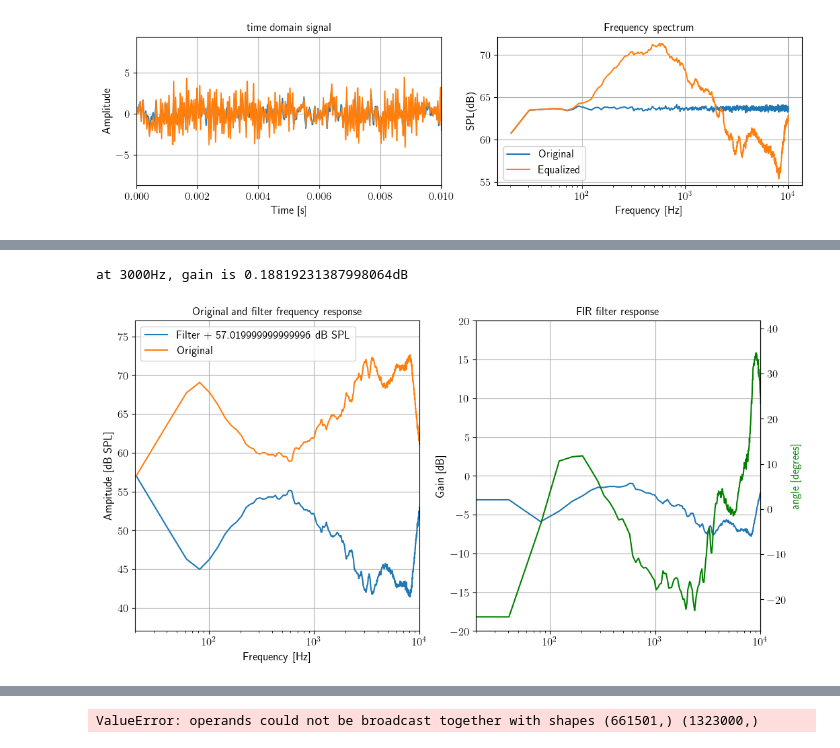
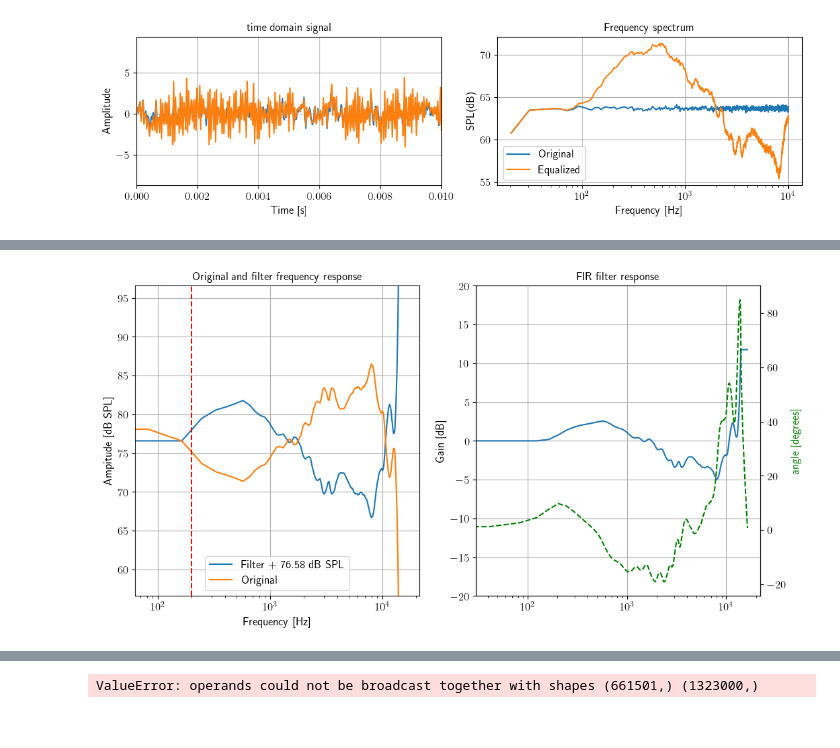
Before and after one commit to 1ieng2en/3d_beamforming, a Jupyter notebook: Measurement.ipynb, the cells around one changed output, grey strips where cells are left out. Cells and saved outputs as stored; diff of their text form; code cells hidden in the pictures.

```diff
--- a/Measurement.ipynb
+++ b/Measurement.ipynb
@@ -308,16 +286,19 @@ ref_level_db
 # %%
+from scipy.signal import firwin2, lfilter, minimum_phase
+
+
 # based on the spectrum I get, revert it, then get a filter
 # the filter is used to filter the original signal
 
 # select the low frequency, set it as a reference
-low_freq = 10
+low_freq = 200
 
 # select the high frequency, set all the values above it to be 10
 # the original stimulus upper limit is 12000 Hz
 # high_freq = 10000
 
 # get the index of the low frequency
-low_freq_index = np.where(frequencies >= low_freq)[0][0]
+low_freq_index = np.argmin(np.abs(frequencies - low_freq))
 # get the index of the high frequency
 # high_freq_index = np.where(frequencies >= high_freq)[0][0]
 
@@ -325,65 +306,59 @@ low_freq_index = np.where(frequencies >= low_freq)[0][0]
 # all equipment should have the same reference level
 ref_level = fft_result[low_freq_index]
 
-# calculate the reference level in dB, only take 3 digits
-ref_level_db = 20 * np.log10(ref_level / 20e-6).round(3)
-
 # scale the fft_result, where the low frequency is the reference, should be 0 dB
-fft_result_rec = fft_result / fft_result[low_freq_index]
-
-# revert the fft_result
-fft_result_rec = np.reciprocal(fft_result_rec)
+fft_result_rec = fft_result / ref_level
 
 # make all the values below the low frequency to be 1
 fft_result_rec[:low_freq_index] = 1
 
-# make all the db above 20 to be 20
-fft_result_rec[fft_result_rec > 10] = 10
+# revert the fft_result
+fft_result_rec = 1/(fft_result_rec)
 
-# get the filter
-filter_res = np.real(fft_result_rec)
+fft_result_rec[fft_result_rec > 15] = 15
+
+filter_rec = np.real(fft_result_rec)
+
+# calculate the reference level in dB, only take 3 digits
+ref_level_db = 20 * np.log10(ref_level / 20e-6).round(3)
+
 
 # plot the filter
 plt.figure(figsize=(12, 6))
 plt.subplot(1, 2, 1)
-plt.semilogx(frequencies, 20*np.log10(filter_res) + ref_level_db, label=f'Filter + {ref_level_db} dB SPL')
+plt.semilogx(frequencies, 20*np.log10(filter_rec) + ref_level_db, label=f'Filter + {ref_level_db} dB SPL')
 plt.semilogx(frequencies, 20*np.log10(fft_result/20e-6), label='Original')
 plt.axvline(x=low_freq, color='r', linestyle='--')
 plt.title('Original and filter frequency response')
 plt.xlabel('Frequency [Hz]')
 plt.ylabel('Ampitude [dB SPL]')
 plt.grid()
 plt.ylim(ref_level_db - 20, ref_level_db + 20)
-plt.xlim([20, 10000])
 plt.legend()
 
+fs = sample_rate
+
+fir_filt = firwin2(1023, frequencies, filter_rec, fs = sample_rate, antisymmetric=False)
+fir_filt = minimum_phase(fir_filt)
 
 ax1 = plt.subplot(1, 2, 2)
-eq_sim, taps = eq_prep.apply_eq_fir(numtaps=5001,
-                              original_signal=data_signal,
-                             fs = sample_rate,
-                             filter_freqs = frequencies,
-                             filter_gains= filter_res)
-
 from scipy.signal import freqz
 
-w, h = freqz(taps, worN=400, fs = sample_rate)
+w, h = freqz(fir_filt, worN=400, fs = sample_rate)
 # draw a line at the low frequency
 plt.title('FIR filter response')
 plt.semilogx(w, 20 * np.log10((h)))
 plt.ylabel('Gain [dB]')
 plt.ylim([-20, 20])
 plt.grid()
 
 ax2 = ax1.twinx()
 angles = np.unwrap(np.angle(h))
 # get angle in degrees
 angles = np.degrees(angles)
-plt.plot(w, angles, 'g')
+plt.plot(w, angles, 'g', linestyle='--')
 plt.xlabel('Frequency [Hz]')
 plt.ylabel('angle [degrees]', color='g')
-plt.xlim([20, 10000])
 plt.show()
 # %% [output]
-at 3000Hz, gain is 0.18819231387998064dB
-[figure, old version]
+[figure, new version]
```
Also changed, not shown: parts of 21 cells of this notebook, 11 other files.
